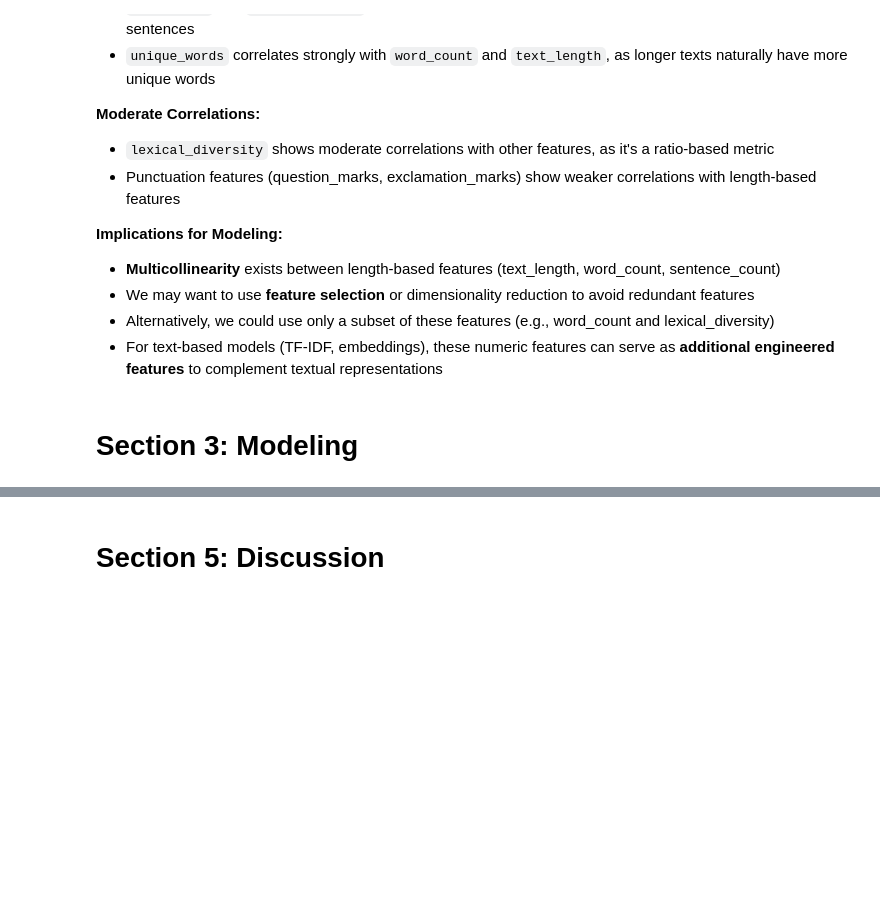
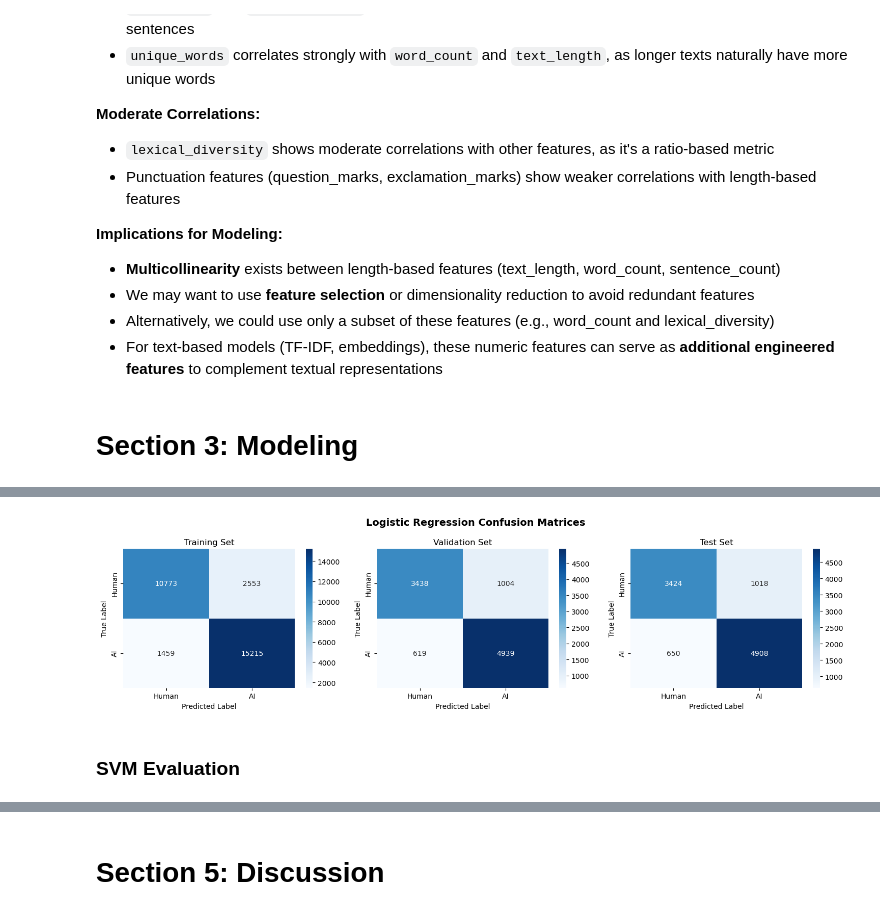
Before and after one commit to charliespy/CSE158_Assignment2, a Jupyter notebook: assignment2.ipynb, the cells around one changed output, grey strips where cells are left out. Drawn from its saved outputs; the diff is of its cells as text; code cells hidden in the pictures; blank space fills up the shorter version.

Commit message:
Built baselines and evaluations

```diff
--- a/assignment2.ipynb
+++ b/assignment2.ipynb
@@ -458,0 +551,3 @@ The correlation matrix reveals important relationships between features:
+# %%
+nb_model = MultinomialNB(alpha=1.0)
+nb_model.fit(X_train_tfidf, y_train)
@@ -464,0 +594,22 @@ The correlation matrix reveals important relationships between features:
+# %%
+y_train_pred_lr = lr_model.predict(X_train_combined)
+y_val_pred_lr = lr_model.predict(X_val_combined)
+y_test_pred_lr = lr_model.predict(X_test_combined)
+
+print("Logistic Regression - Training Set:")
+print(f"  Accuracy: {accuracy_score(y_train, y_train_pred_lr):.4f}")
+print(f"  Precision: {precision_score(y_train, y_train_pred_lr):.4f}")
+print(f"  Recall: {recall_score(y_train, y_train_pred_lr):.4f}")
+print(f"  F1-score: {f1_score(y_train, y_train_pred_lr):.4f}")
+
+print("\nLogistic Regression - Validation Set:")
+print(f"  Accuracy: {accuracy_score(y_val, y_val_pred_lr):.4f}")
+print(f"  Precision: {precision_score(y_val, y_val_pred_lr):.4f}")
+print(f"  Recall: {recall_score(y_val, y_val_pred_lr):.4f}")
+print(f"  F1-score: {f1_score(y_val, y_val_pred_lr):.4f}")
+
+print("\nLogistic Regression - Test Set:")
+print(f"  Accuracy: {accuracy_score(y_test, y_test_pred_lr):.4f}")
+print(f"  Precision: {precision_score(y_test, y_test_pred_lr):.4f}")
+print(f"  Recall: {recall_score(y_test, y_test_pred_lr):.4f}")
+print(f"  F1-score: {f1_score(y_test, y_test_pred_lr):.4f}")
@@ -464,0 +634,22 @@ The correlation matrix reveals important relationships between features:
+# %%
+fig, axes = plt.subplots(1, 3, figsize=(15, 4))
+
+for idx, (y_true, y_pred, title) in enumerate([
+    (y_train, y_train_pred_lr, 'Training Set'),
+    (y_val, y_val_pred_lr, 'Validation Set'),
+    (y_test, y_test_pred_lr, 'Test Set')
+]):
+    cm = confusion_matrix(y_true, y_pred)
+    sns.heatmap(cm, annot=True, fmt='d', cmap='Blues', ax=axes[idx],
+                xticklabels=['Human', 'AI'], yticklabels=['Human', 'AI'])
+    axes[idx].set_title(title)
+    axes[idx].set_ylabel('True Label')
+    axes[idx].set_xlabel('Predicted Label')
+
+plt.suptitle('Logistic Regression Confusion Matrices', fontsize=14, fontweight='bold')
+plt.tight_layout()
+plt.show()
+# %% [output]
+[figure, added]
+# %% [markdown]
+### SVM Evaluation
```
Also changed, not shown: parts of 31 cells of this notebook.
